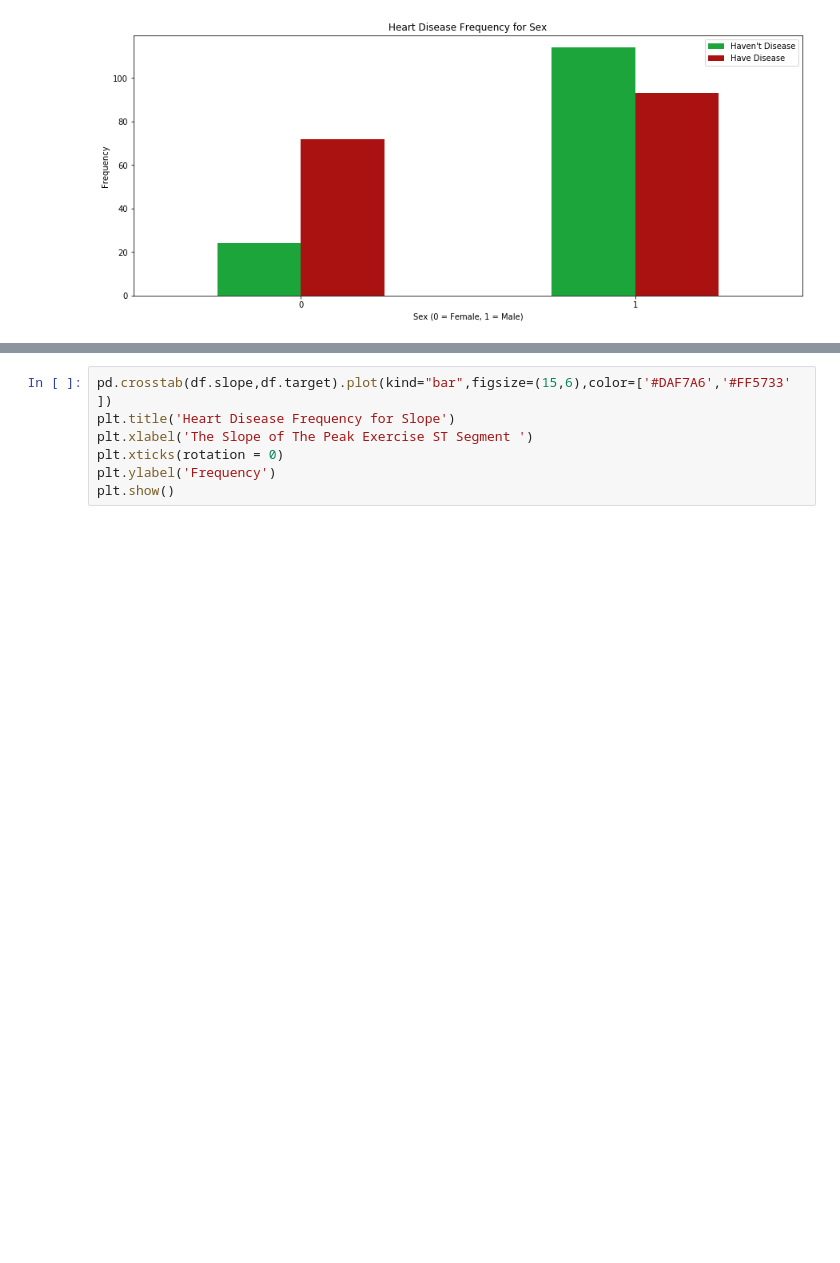
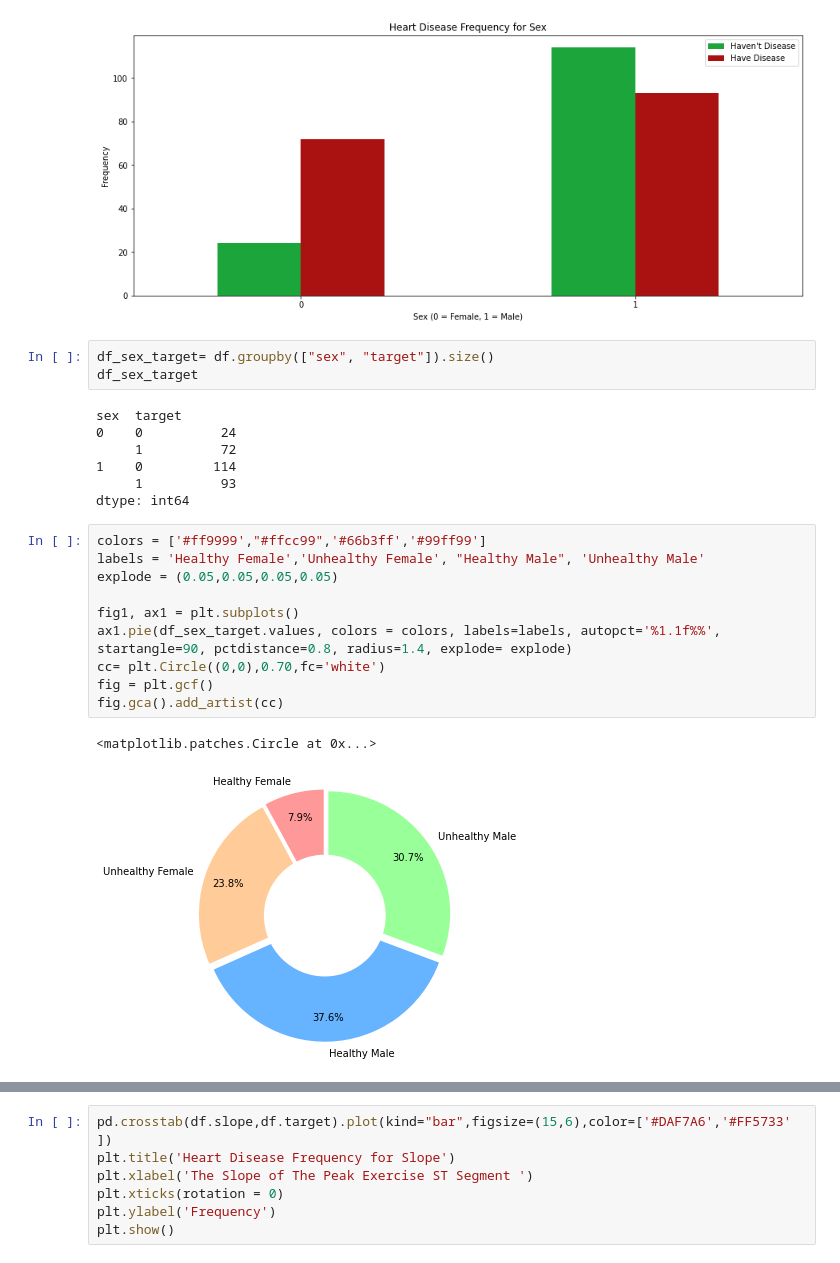
Before and after one commit to paragdudeja/Heart-Disease, a Jupyter notebook: heart.ipynb, the cells around one changed output, grey strips where cells are left out. Saved outputs shown, nothing was run; the diff lists cells and outputs as text; blank space fills up the shorter version.

```diff
--- a/heart.ipynb
+++ b/heart.ipynb
@@ -66,3 +102,26 @@ plt.ylabel('Frequency')
 plt.show()
 # %% [output]
 [figure]
+# %%
+df_sex_target= df.groupby(["sex", "target"]).size()
+df_sex_target
+# %% [output]
+sex  target
+0    0          24
+     1          72
+1    0         114
+     1          93
+dtype: int64
+# %%
+colors = ['#ff9999',"#ffcc99",'#66b3ff','#99ff99']
+labels = 'Healthy Female','Unhealthy Female', "Healthy Male", 'Unhealthy Male'
+explode = (0.05,0.05,0.05,0.05)
+
+fig1, ax1 = plt.subplots()
+ax1.pie(df_sex_target.values, colors = colors, labels=labels, autopct='%1.1f%%', startangle=90, pctdistance=0.8, radius=1.4, explode= explode)
+cc= plt.Circle((0,0),0.70,fc='white')
+fig = plt.gcf()
+fig.gca().add_artist(cc)
+# %% [output]
+<matplotlib.patches.Circle at 0x...>
+[figure, added]
```
Also changed, not shown: parts of 55 cells of this notebook.
